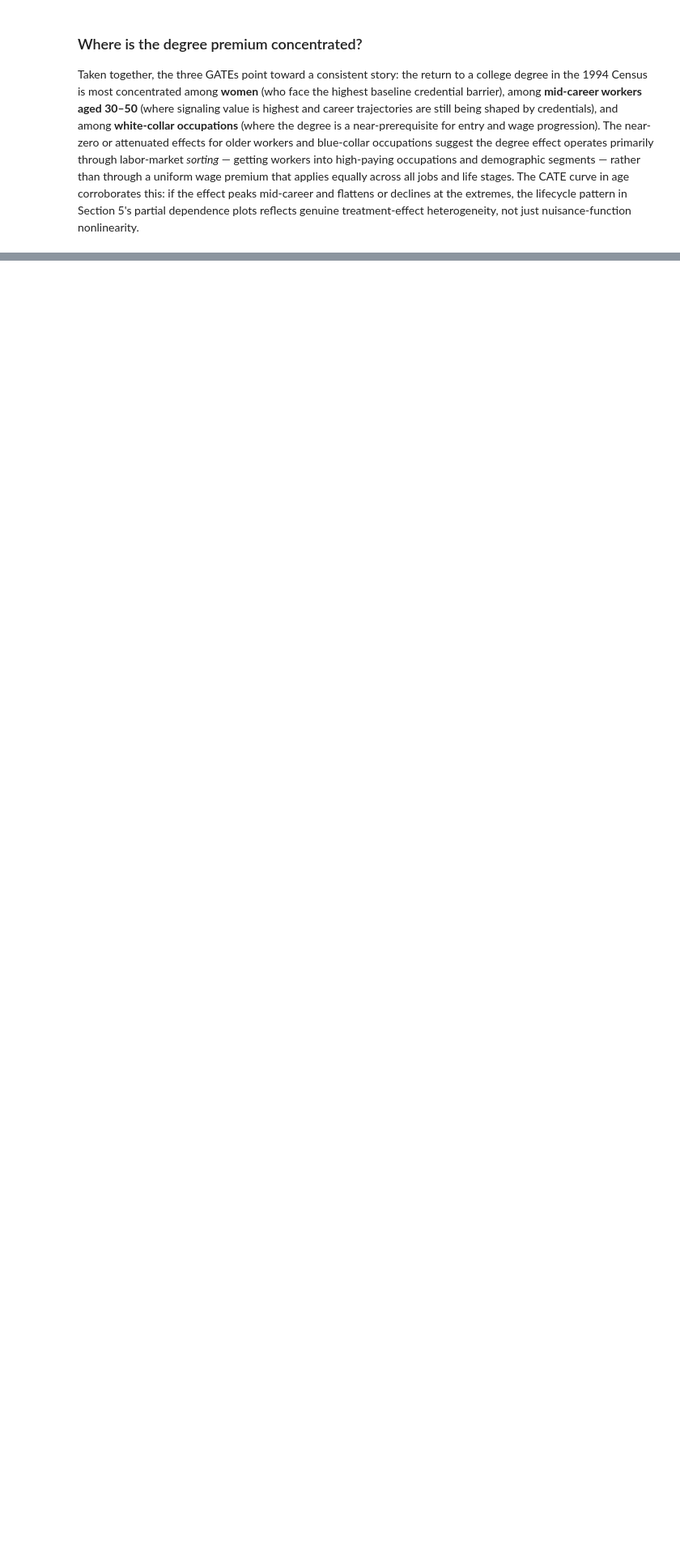
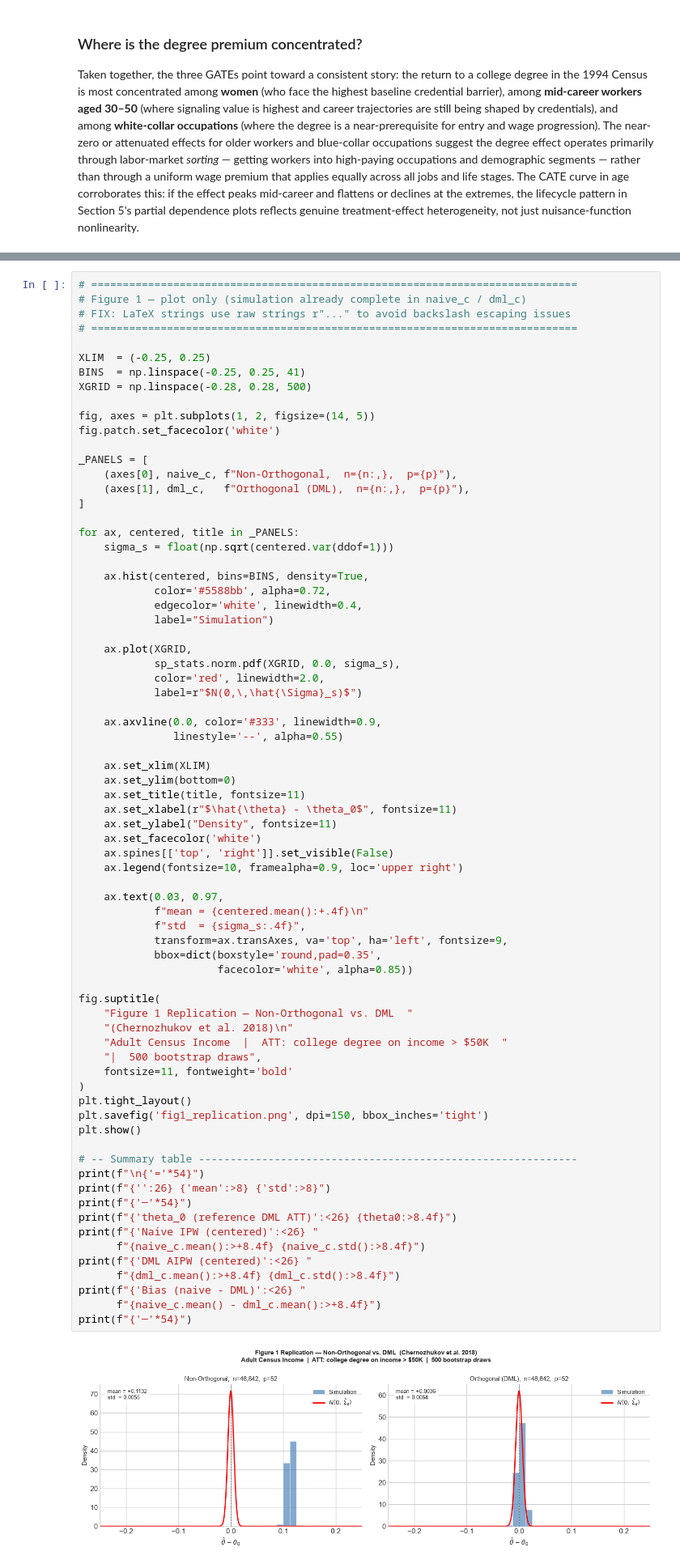
Before and after one commit to FelixZukunft/DML, a Jupyter notebook: dml-scholarship/notebooks/adult_college_dml.ipynb, the cells around one changed output, grey strips where cells are left out. Shown at 81% size. Saved outputs shown, nothing was run; the diff lists cells and outputs as text; blank space fills up the shorter version.

```diff
--- a/dml-scholarship/notebooks/adult_college_dml.ipynb
+++ b/dml-scholarship/notebooks/adult_college_dml.ipynb
@@ -1848,0 +2716,75 @@ print(f"{'─'*54}")
+# %%
+# =============================================================================
+# Figure 1 — plot only (simulation already complete in naive_c / dml_c)
+# FIX: LaTeX strings use raw strings r"..." to avoid backslash escaping issues
+# =============================================================================
+
+XLIM  = (-0.25, 0.25)
+BINS  = np.linspace(-0.25, 0.25, 41)
+XGRID = np.linspace(-0.28, 0.28, 500)
+
+fig, axes = plt.subplots(1, 2, figsize=(14, 5))
+fig.patch.set_facecolor('white')
+
+_PANELS = [
+    (axes[0], naive_c, f"Non-Orthogonal,  n={n:,},  p={p}"),
+    (axes[1], dml_c,   f"Orthogonal (DML),  n={n:,},  p={p}"),
+]
+
+for ax, centered, title in _PANELS:
+    sigma_s = float(np.sqrt(centered.var(ddof=1)))
+
+    ax.hist(centered, bins=BINS, density=True,
+            color='#5588bb', alpha=0.72,
+            edgecolor='white', linewidth=0.4,
+            label="Simulation")
+
+    ax.plot(XGRID,
+            sp_stats.norm.pdf(XGRID, 0.0, sigma_s),
+            color='red', linewidth=2.0,
+            label=r"$N(0,\,\hat{\Sigma}_s)$")
+
+    ax.axvline(0.0, color='#333', linewidth=0.9,
+               linestyle='--', alpha=0.55)
+
+    ax.set_xlim(XLIM)
+    ax.set_ylim(bottom=0)
+    ax.set_title(title, fontsize=11)
+    ax.set_xlabel(r"$\hat{\theta} - \theta_0$", fontsize=11)
+    ax.set_ylabel("Density", fontsize=11)
+    ax.set_facecolor('white')
+    ax.spines[['top', 'right']].set_visible(False)
+    ax.legend(fontsize=10, framealpha=0.9, loc='upper right')
+
+    ax.text(0.03, 0.97,
+            f"mean = {centered.mean():+.4f}\n"
+            f"std  = {sigma_s:.4f}",
+            transform=ax.transAxes, va='top', ha='left', fontsize=9,
+            bbox=dict(boxstyle='round,pad=0.35',
+                      facecolor='white', alpha=0.85))
+
+fig.suptitle(
+    "Figure 1 Replication — Non-Orthogonal vs. DML  "
+    "(Chernozhukov et al. 2018)\n"
+    "Adult Census Income  |  ATT: college degree on income > $50K  "
+    "|  500 bootstrap draws",
+    fontsize=11, fontweight='bold'
+)
+plt.tight_layout()
+plt.savefig('fig1_replication.png', dpi=150, bbox_inches='tight')
+plt.show()
+
+# -- Summary table ------------------------------------------------------------
+print(f"\n{'='*54}")
+print(f"{'':26} {'mean':>8} {'std':>8}")
+print(f"{'─'*54}")
+print(f"{'theta_0 (reference DML ATT)':<26} {theta0:>8.4f}")
+print(f"{'Naive IPW (centered)':<26} "
+      f"{naive_c.mean():>+8.4f} {naive_c.std():>8.4f}")
+print(f"{'DML AIPW (centered)':<26} "
+      f"{dml_c.mean():>+8.4f} {dml_c.std():>8.4f}")
+print(f"{'Bias (naive - DML)':<26} "
+      f"{naive_c.mean() - dml_c.mean():>+8.4f}")
+print(f"{'─'*54}")
+# %% [output]
+[figure, added]
```
Also changed, not shown: parts of 38 cells of this notebook, 5 other files.
